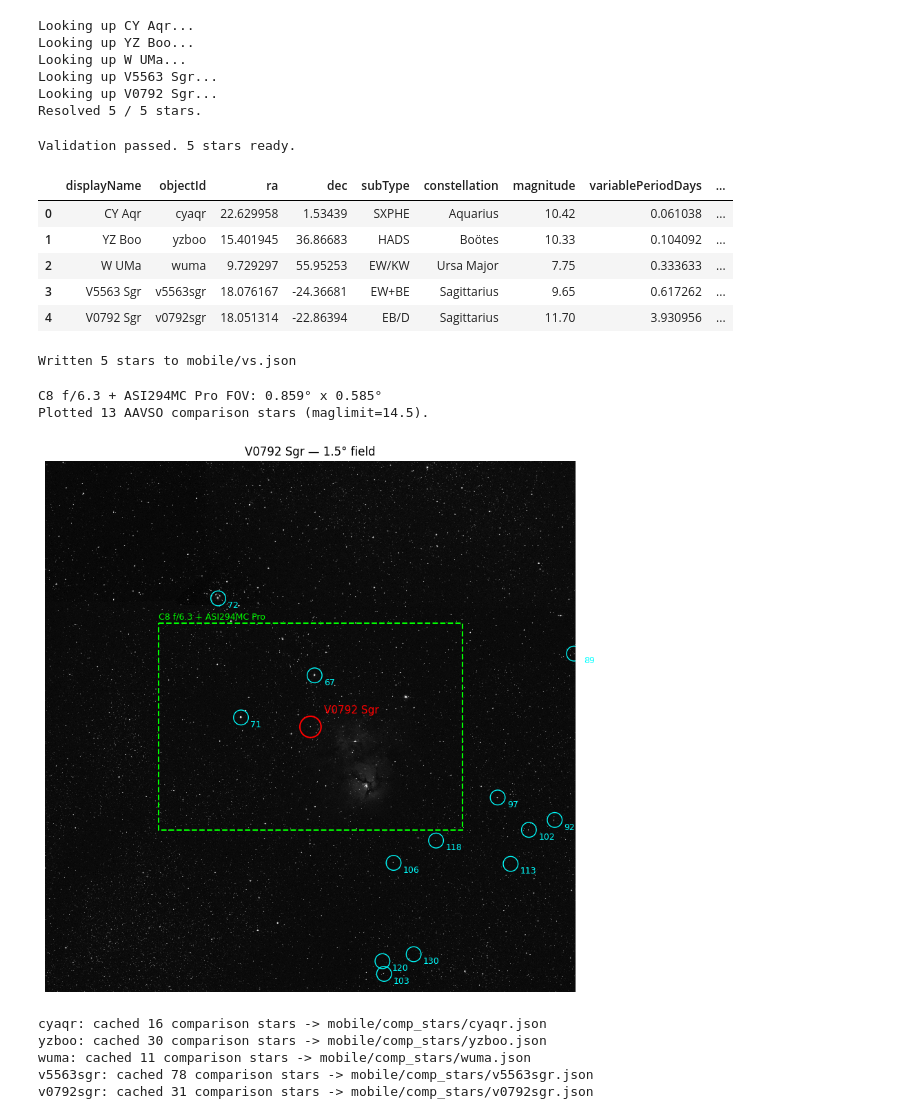
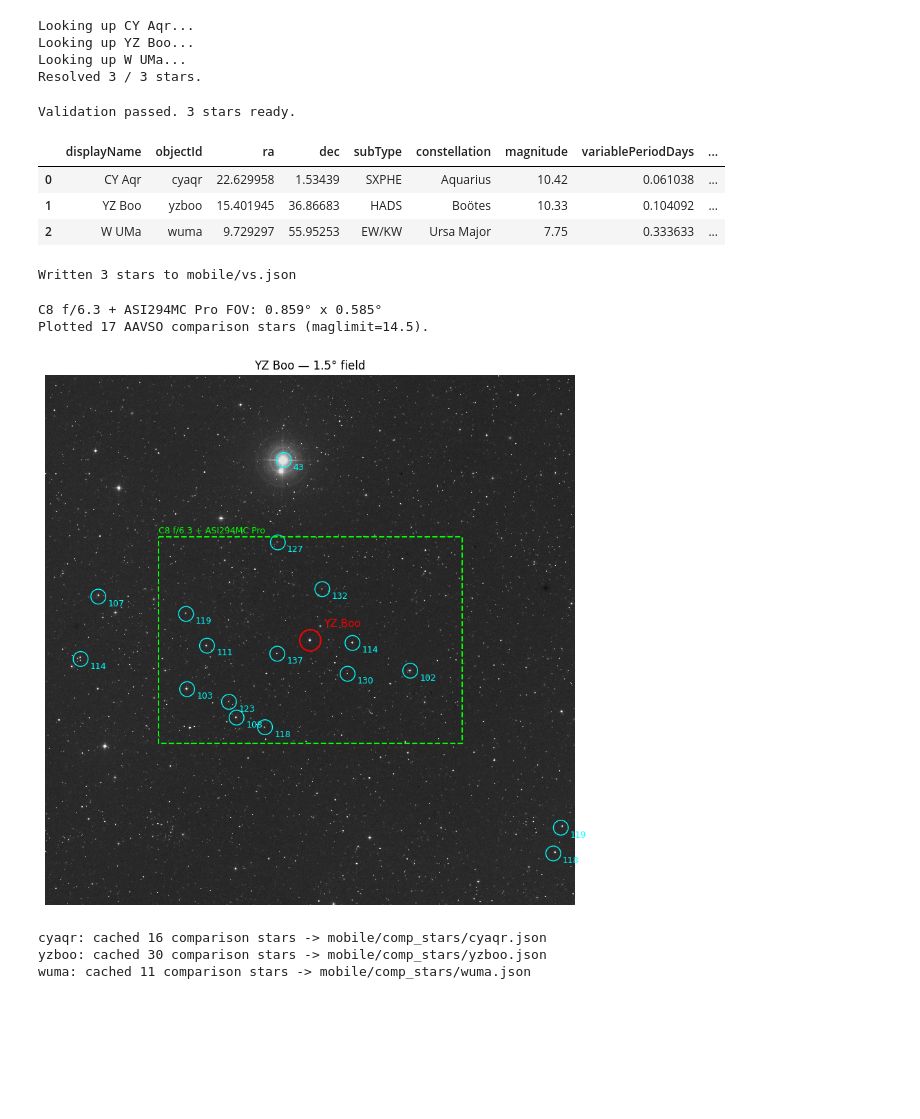
Before and after one commit to jeffrwatts/AstroPlannerData, a Jupyter notebook: vs_catalog.ipynb, the cells around one changed output. Saved outputs shown, nothing was run; the diff lists cells and outputs as text; code cells hidden in the pictures; blank space fills up the shorter version.

Commit message:
Remove V5563 Sgr and V0792 Sgr from variable star catalog
Drop both objects and their AAVSO comparison-star caches.

```diff
--- a/vs_catalog.ipynb
+++ b/vs_catalog.ipynb
@@ -8,8 +8,6 @@ stars = [
     {"displayName": "CY Aqr"},
     {"displayName": "YZ Boo"},
     {"displayName": "W UMa"},
-    {"displayName": "V5563 Sgr"},
-    {"displayName": "V0792 Sgr"},
 ]
 # %%
 # Cell 2 — Imports & config
@@ -188,9 +186,7 @@ print(f"Resolved {len(lookup_results)} / {len(stars)} stars.")
 Looking up CY Aqr...
 Looking up YZ Boo...
 Looking up W UMa...
-Looking up V5563 Sgr...
-Looking up V0792 Sgr...
-Resolved 5 / 5 stars.
+Resolved 3 / 3 stars.
 # %%
 # Cell 6 — Build & validate DataFrame
 
@@ -227,13 +223,11 @@ if errors:
 print(f"Validation passed. {len(df)} stars ready.")
 df
 # %% [output]
-Validation passed. 5 stars ready.
+Validation passed. 3 stars ready.
 |  | displayName | objectId | ra | dec | subType | constellation | magnitude | variablePeriodDays | ... |
 | 0 | CY Aqr | cyaqr | 22.629958 | 1.53439 | SXPHE | Aquarius | 10.42 | 0.061038 | ... |
 | 1 | YZ Boo | yzboo | 15.401945 | 36.86683 | HADS | Boötes | 10.33 | 0.104092 | ... |
 | 2 | W UMa | wuma | 9.729297 | 55.95253 | EW/KW | Ursa Major | 7.75 | 0.333633 | ... |
-| 3 | V5563 Sgr | v5563sgr | 18.076167 | -24.36681 | EW+BE | Sagittarius | 9.65 | 0.617262 | ... |
-| 4 | V0792 Sgr | v0792sgr | 18.051314 | -22.86394 | EB/D | Sagittarius | 11.70 | 3.930956 | ... |
 # %%
 # Cell 7 — Serialize to vs.json
 
@@ -255,7 +249,7 @@ out_df["ra"] = out_df["ra"].round(7)
 out_df.to_json(OUTPUT_FILE, orient="records", indent=2)
 print(f"Written {len(out_df)} stars to {OUTPUT_FILE}")
 # %% [output]
-Written 5 stars to mobile/vs.json
+Written 3 stars to mobile/vs.json
 # %%
 # Cell 8 — Starfield finder-chart: DSS image fetch + pixel/RA-Dec mapping
 #
@@ -389,36 +383,36 @@ def plot_finder_chart(object_id, size_deg=FINDER_CHART_SIZE_DEG, maglimit=FINDER
     if equipment is not None:
         deg_per_px = size_deg / FINDER_CHART_PIXELS
         fov_w_deg, fov_h_deg = compute_fov_deg(equipment)
         if fov_w_deg > size_deg or fov_h_deg > size_deg:
             print(f"Warning: {equipment['name']} FOV ({fov_w_deg:.2f}°x{fov_h_deg:.2f}°) "
                   f"exceeds the fetched field ({size_deg}°) — increase size_deg to see the full box.")
         w_px, h_px = fov_w_deg / deg_per_px, fov_h_deg / deg_per_px
         ax.add_patch(Rectangle((px - w_px / 2, py - h_px / 2), w_px, h_px,
                                 edgecolor="lime", facecolor="none", linewidth=1.5, linestyle="--"))
         ax.text(px - w_px / 2, py - h_px / 2 - 8, equipment["name"], color="lime", fontsize=9)
 
     ax.set_title(f"{row['displayName']} — {size_deg}° field")
     ax.axis("off")
     plt.show()
 
 
 # C8 + f/6.3 reducer (effective focal length already includes the reducer) + ASI294MC Pro
 C8_ASI294MC = {
     "name": "C8 f/6.3 + ASI294MC Pro",
     "focal_length_mm": 1280,
     "pixel_size_um": 4.63,
     "resolution_width": 4144,
     "resolution_height": 2822,
 }
 
 fov_w_deg, fov_h_deg = compute_fov_deg(C8_ASI294MC)
 print(f"{C8_ASI294MC['name']} FOV: {fov_w_deg:.3f}° x {fov_h_deg:.3f}°")
 
-plot_finder_chart("v0792sgr", equipment=C8_ASI294MC)
+plot_finder_chart("yzboo", equipment=C8_ASI294MC)
 # %% [output]
 C8 f/6.3 + ASI294MC Pro FOV: 0.859° x 0.585°
-Plotted 13 AAVSO comparison stars (maglimit=14.5).
+Plotted 17 AAVSO comparison stars (maglimit=14.5).
-[figure, old version]
+[figure, new version]
 # %%
 # Cell 9b — Generate offline comparison-star cache (mobile/comp_stars/<objectId>.json)
 #
@@ -458,5 +452,3 @@ for _, row in df.iterrows():
 cyaqr: cached 16 comparison stars -> mobile/comp_stars/cyaqr.json
 yzboo: cached 30 comparison stars -> mobile/comp_stars/yzboo.json
 wuma: cached 11 comparison stars -> mobile/comp_stars/wuma.json
-v5563sgr: cached 78 comparison stars -> mobile/comp_stars/v5563sgr.json
-v0792sgr: cached 31 comparison stars -> mobile/comp_stars/v0792sgr.json
```
Also changed, not shown: 3 other files.
